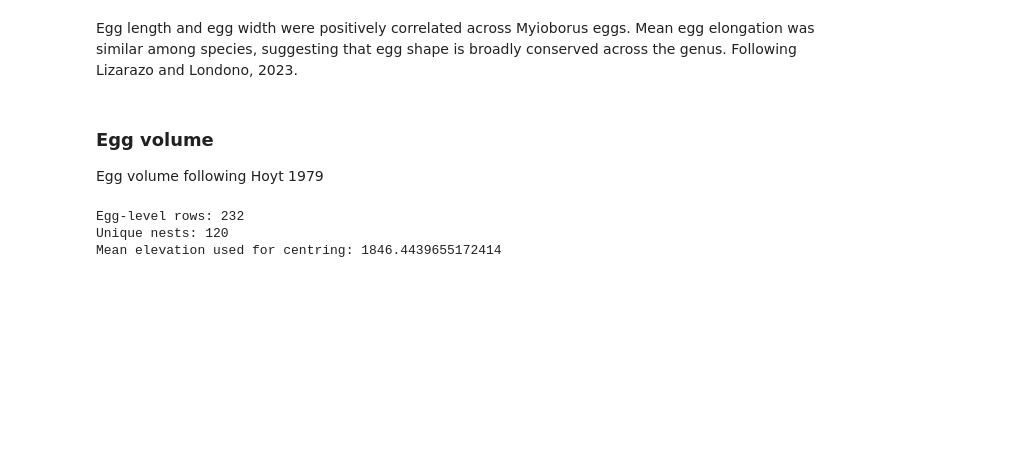
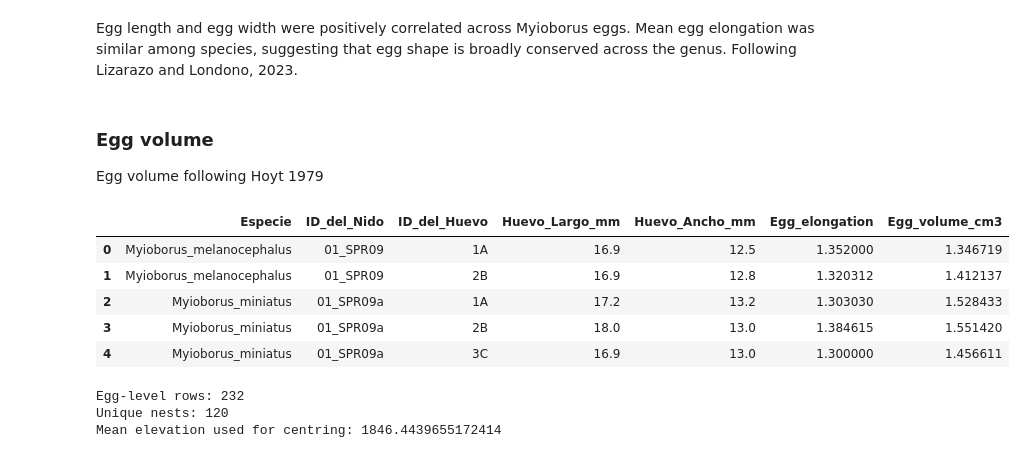
Before and after one commit to jorgelizarazo94/Myiborus_nests, a Jupyter notebook: Supplementary_1.ipynb, the cells around one changed output. Drawn from its saved outputs; the diff is of its cells as text; code cells hidden in the pictures; blank space fills up the shorter version.

```diff
--- a/Supplementary_1.ipynb
+++ b/Supplementary_1.ipynb
@@ -1788,32 +1798,28 @@ Egg length and egg width were positively correlated across Myioborus eggs. Mean
 
 Egg volume following Hoyt 1979
 # %%
-df_egg_mixed = df_egg.copy()
+# Variable de forma
+df_egg['Egg_elongation'] = df_egg['Huevo_Largo_mm'] / df_egg['Huevo_Ancho_mm']
 
-# Make sure numeric columns are numeric
-df_egg_mixed['Egg_volume_cm3'] = pd.to_numeric(
-    df_egg_mixed['Egg_volume_cm3'],
-    errors='coerce'
-)
+# Egg volume following Hoyt 1979
+# V = 0.51 × length × width²
+# Measurements are in mm, so divide by 1000 to obtain cm³
+df_egg["Egg_volume_cm3"] = (
+    0.51 *
+    df_egg["Huevo_Largo_mm"] *
+    (df_egg["Huevo_Ancho_mm"] ** 2)
+) / 1000
 
-df_egg_mixed['Egg_elongation'] = pd.to_numeric(
-    df_egg_mixed['Egg_elongation'],
-    errors='coerce'
-)
-
-df_egg_mixed['Elevacion'] = pd.to_numeric(
-    df_egg_mixed['Elevacion'],
-    errors='coerce'
-)
-
-# Keep complete cases
-df_egg_mixed = df_egg_mixed.dropna(subset=[
-    'ID_del_Nido',
-    'Especie',
-    'Elevacion',
-    'Egg_volume_cm3',
-    'Egg_elongation'
-]).copy()
+display(df_egg[['Especie', 'ID_del_Nido', 'ID_del_Huevo',
+                'Huevo_Largo_mm', 'Huevo_Ancho_mm',
+                'Egg_elongation', 'Egg_volume_cm3']].head())
+# %% [output]
+|  | Especie | ID_del_Nido | ID_del_Huevo | Huevo_Largo_mm | Huevo_Ancho_mm | Egg_elongation | Egg_volume_cm3 |
+| 0 | Myioborus_melanocephalus | 01_SPR09 | 1A | 16.9 | 12.5 | 1.352000 | 1.346719 |
+| 1 | Myioborus_melanocephalus | 01_SPR09 | 2B | 16.9 | 12.8 | 1.320312 | 1.412137 |
+| 2 | Myioborus_miniatus | 01_SPR09a | 1A | 17.2 | 13.2 | 1.303030 | 1.528433 |
+| 3 | Myioborus_miniatus | 01_SPR09a | 2B | 18.0 | 13.0 | 1.384615 | 1.551420 |
+| 4 | Myioborus_miniatus | 01_SPR09a | 3C | 16.9 | 13.0 | 1.300000 | 1.456611 |
 # %%
 # Egg volume must be positive for log transform
 df_egg_mixed = df_egg_mixed[df_egg_mixed['Egg_volume_cm3'] > 0].copy()
```
Also changed, not shown: parts of 11 cells of this notebook, 1 other file.
